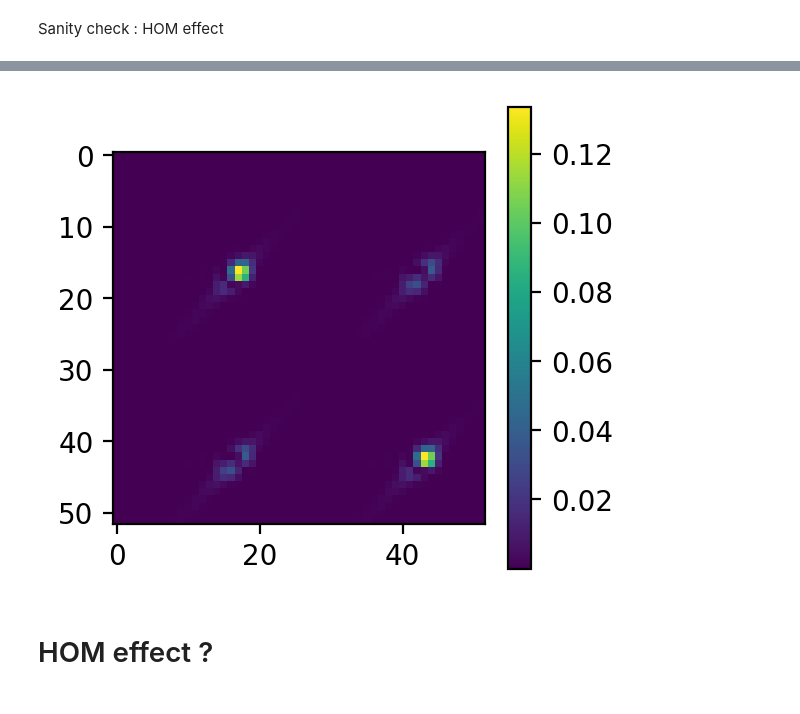
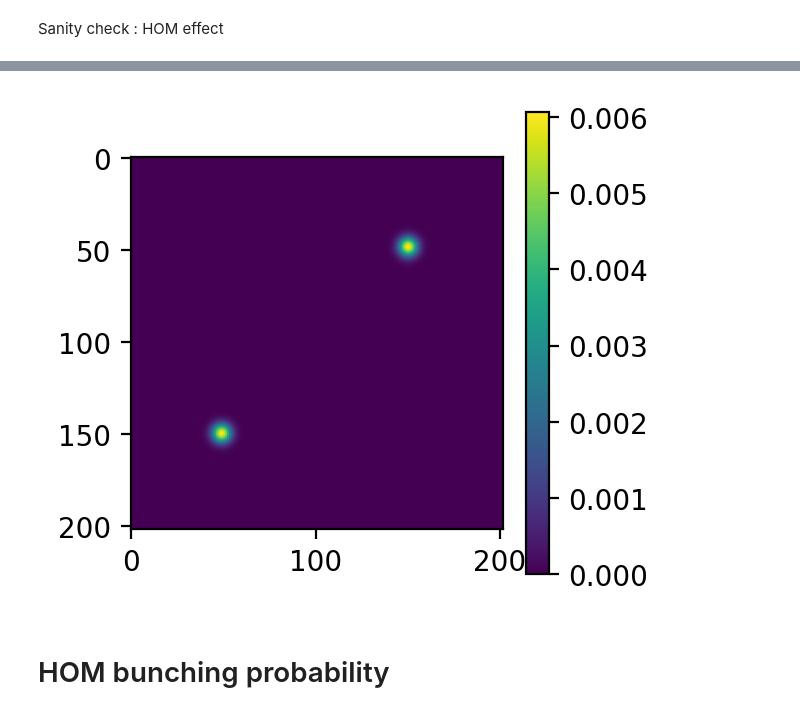
Before and after one commit to rpiron/nii_internship, a Jupyter notebook: beamsplitter/BS_interaction_fast_two_waveguide.ipynb, the cells around one changed output, grey strips where cells are left out. Cells and saved outputs as stored; diff of their text form; code cells hidden in the pictures.

```diff
--- a/beamsplitter/BS_interaction_fast_two_waveguide.ipynb
+++ b/beamsplitter/BS_interaction_fast_two_waveguide.ipynb
@@ -45,7 +45,7 @@ def update_state(c,b,g_0,omega_tab,omega_A,L,t, dt):
     g_matrix_individual = 1j * g_0 * np.sqrt(omega_A / L) * np.exp(-1j * (omega_tab - omega_A) * t)
     g_matrix = np.concatenate((g_matrix_individual, g_matrix_individual))
 
-    c_new = b[:, np.newaxis] * np.conjugate(g_matrix)[np.newaxis, :]
+    c_new = 0.5 * (b[:, np.newaxis] * np.conjugate(g_matrix)[np.newaxis, :] +  np.conjugate(g_matrix)[:, np.newaxis] * b[np.newaxis, :])
     b_new = c @ g_matrix + g_matrix.T @ c
 
 
@@ -134,8 +134,6 @@ def get_data_bs_fast(L, T, dt, omega_0, omega_A, omega_max, g_0, sigma, x_0, x_1
 
     if print_info:
         print("Number of modes: ", n_modes)
-        print("Dimension of the Hilbert space: ", n_modes*(2*n_modes + 3))
-
 
     #prepare the initial state
     if print_info:
@@ -143,27 +141,15 @@ def get_data_bs_fast(L, T, dt, omega_0, omega_A, omega_max, g_0, sigma, x_0, x_1
     c_init = np.zeros((2*n_modes, 2*n_modes), dtype=complex)
     b_init = np.zeros(2*n_modes, dtype=complex)
 
-    #for a in range(n_modes):
-    #    for b in range(n_modes):
-    #        k_a = k_tab_individual[a]
-    #        k_b = k_tab_individual[b]
-
-    #        c_a = np.exp(-0.5*sigma**2*(k_a - omega_0)**2 -1j * k_a * x_0)
-    #        c_b = np.exp(-0.5*sigma**2*(k_b - omega_0)**2 -1j * k_b * x_1)
-
-    #        c_init[a, n_modes + b] = c_a * c_b
-    #        c_init[n_modes + b, a] = c_init[a, n_modes + b]
 
     c_a_individual = np.exp(-0.5*sigma**2*(k_tab_individual - omega_0)**2 -1j * k_tab_individual * x_0)
-    c_a_individual /= np.sqrt(np.sum(np.abs(c_a_individual)**2)) #normalize the individual wavepacket
     c_a = np.concatenate((c_a_individual, np.zeros(n_modes))) #put it in the first waveguide
 
     c_b_individual = np.exp(-0.5*sigma**2*(k_tab_individual - omega_0)**2 -1j * k_tab_individual * x_1)
-    c_b_individual /= np.sqrt(np.sum(np.abs(c_b_individual)**2)) #normalize the individual wavepacket
     c_b = np.concatenate((np.zeros(n_modes), c_b_individual)) #put it in the second waveguide
 
     c_init = c_a[:, np.newaxis] * c_b[np.newaxis, :]
-    c_init = (c_init + c_init.T) / np.sqrt(2)
+    c_init = (c_init + c_init.T)
     norm = np.sqrt(np.sum(np.abs(c_init)**2))
     c_init /= norm
 
@@ -177,6 +163,7 @@ def get_data_bs_fast(L, T, dt, omega_0, omega_A, omega_max, g_0, sigma, x_0, x_1
         print("Computing the overlap with the initial state...")
     overlap_tab = np.zeros(int(T / dt))
 
+
     for i in tqdm(range(int(T / dt)), disable=not progress_bar):
         c_current = c_array[i]
         b_current = b_array[i]
@@ -188,18 +175,22 @@ def get_data_bs_fast(L, T, dt, omega_0, omega_A, omega_max, g_0, sigma, x_0, x_1
 # %% [markdown]
 Some checks
 # %%
-L = 5*pi
+L = 10*pi
 T = L/2
 dt = 0.01
 
 #Jaynes-Cummings parameter g_0 and energies
 g_0 = 1
-omega_A = 3
-omega_0 = 6.7
-omega_max = 10
+omega_A = 5
+omega_max = 20
+
+omega_A_phys = 1.84
+g_0_phys = 2.07
+
+omega_0 = omega_A_phys + g_0_phys**2 * omega_A_phys
 
 #initial photon wavepacket parameters
-sigma = L/6
+sigma = L/32
 sigma_momentum = 1/sigma
 
 x_0 = -L/4
@@ -209,4 +200,6 @@ x_1 = x_0 + delta_x
 #check some parameters
 gamma = g_0**2 * omega_A
 print("50% Reflectivity for omega_0_m = ", omega_A - gamma, " and omega_0_p = ", omega_A + gamma)
+print("omega_0 = ", omega_0)
+print("Physical bandwith is ", g_0_phys**2 * omega_A_phys, " and sigma momentum is ", sigma_momentum)
 # %% [output]
@@ -260,11 +287,11 @@ Just try to visualize c_init
 # %%
-c_init = c_array[-1]
+c_init = c_array[0]
 fig, ax = plt.subplots(1,1, figsize=(3,3), dpi=resol)
 im = ax.imshow(np.abs(c_init)**2)
 plt.colorbar(im, ax=ax)
 plt.show()
 # %% [output]
-[figure, old version]
+[figure, new version]
 # %% [markdown]
-<h1> HOM effect ? </h1>
+<h1> HOM bunching probability </h1>
 # %%
```
Also changed, not shown: parts of 9 cells of this notebook, 3 other files.
